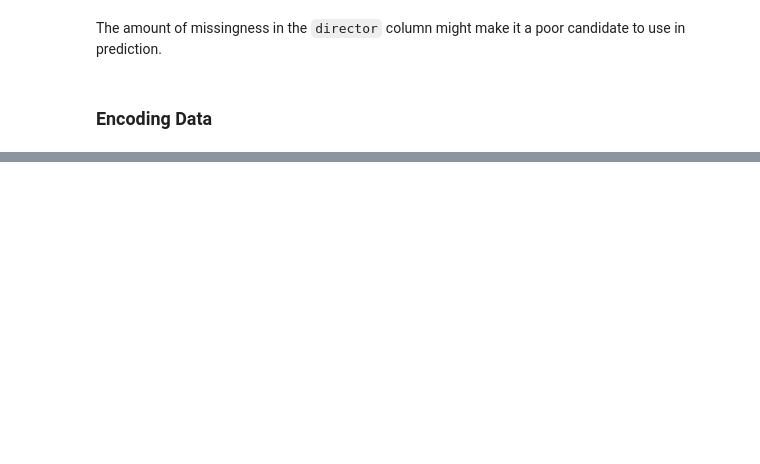
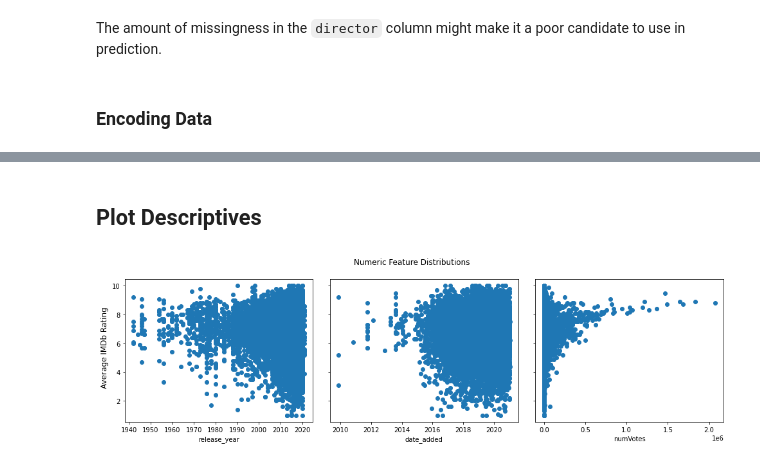
Before and after one commit to ajbarrows/netflix-imdb, a Jupyter notebook: source/initial_analysis.ipynb, the cells around one changed output, grey strips where cells are left out. Cells and saved outputs as stored; diff of their text form; code cells hidden in the pictures; blank space fills up the shorter version.

Commit message:
Add scratch, descriptives

```diff
--- a/source/initial_analysis.ipynb
+++ b/source/initial_analysis.ipynb
@@ -249,4 +256,15 @@ plt.show()
 The amount of missingness in the `director` column might make it a poor candidate to use in prediction.
 # %% [markdown]
 ### Encoding Data
+# %%
+df = nflix_sub
+df = df.drop(['director'], axis=1)
+df = df.dropna()
+
+
+# df_sub = df.sample(frac=0.1, random_state=random_state)
+
+
+y = df['averageRating']
+X = df.drop(columns=['averageRating'])
 # %%
@@ -313,0 +297,19 @@ X_train
+# %% [markdown]
+## Plot Descriptives
+# %%
+df['date_added'] = pd.to_datetime(df['date_added'])
+df['release_year'] = pd.to_numeric(df['release_year'])
+# %%
+num_plts = ['release_year', 'date_added', 'numVotes']
+
+nrows = 1
+ncols = 3
+fig, axs = plt.subplots(nrows, ncols, sharey=True, figsize=(14,4))
+fig.suptitle('Numeric Feature Distributions')
+fig.supylabel('Average IMDb Rating')
+fig.tight_layout()
+for i in range(len(num_plts)):
+    axs[i].scatter(df[num_plts[i]], df['averageRating'])
+    axs[i].set_xlabel(num_plts[i])
+# %% [output]
+[figure, added]
```
Also changed, not shown: parts of 5 cells of this notebook, 7 other files.
